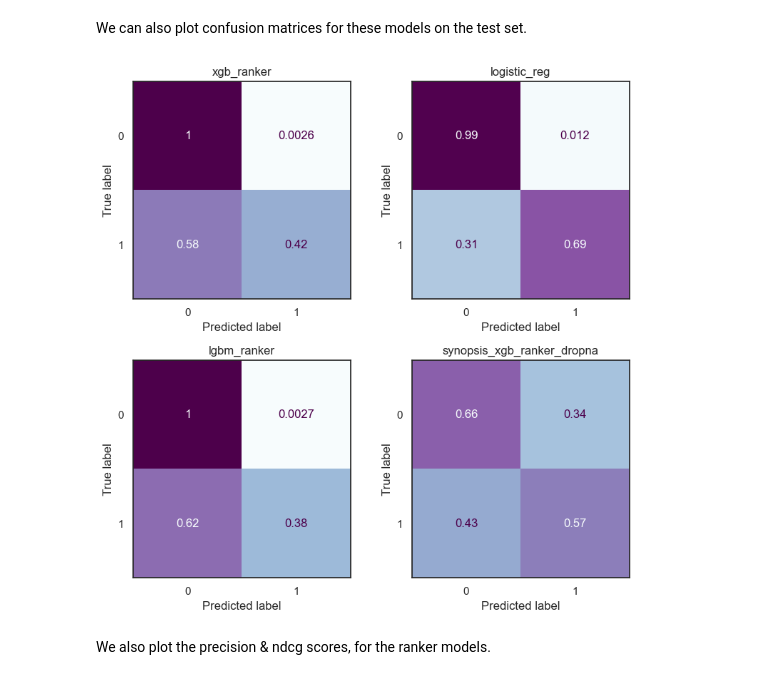
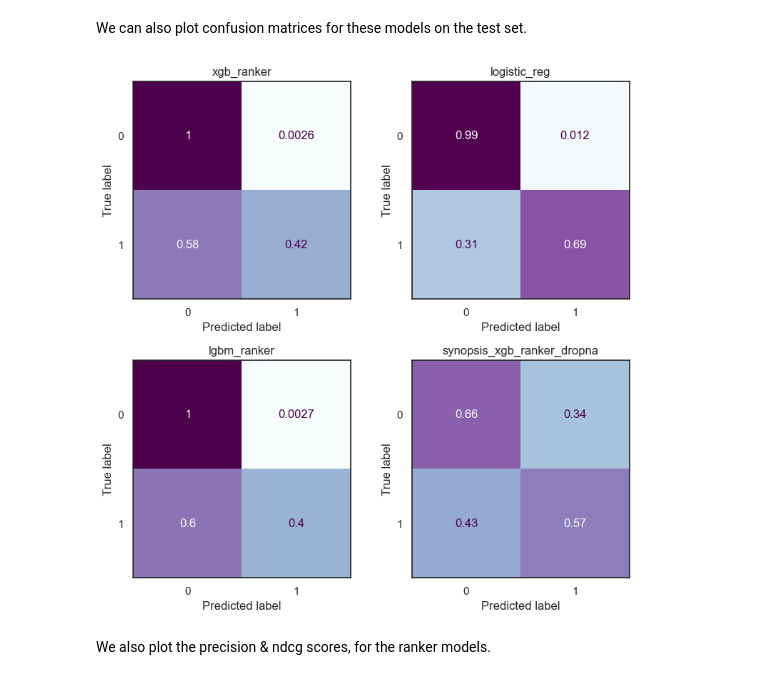
Before and after one commit to Erdos-Projects/summer26-nomination-worthy-books, a Jupyter notebook: CLEAN-REPO/results/model_evaluation_comparison copy.ipynb, the cells around one changed output. Saved outputs shown, nothing was run; the diff lists cells and outputs as text; code cells hidden in the pictures.

Commit message:
Update result with final models only.

```diff
--- a/CLEAN-REPO/results/model_evaluation_comparison copy.ipynb
+++ b/CLEAN-REPO/results/model_evaluation_comparison copy.ipynb
@@ -310,7 +280,7 @@ model_results['xgb_classifier'] = {
 def bool_to_int(x):
     return x.astype(int)
 
-lgbmranker = joblib.load('../models/trained_models/lgbmranker_model_2.pkl')
+lgbmranker = joblib.load('../models/trained_models/lgbmranker_model.pkl')
 
 numerical_features = ["Total_Awards_Previously", "Author_Age_at_Publication", "author_num_books", "years_since_last_nomination", "publisher_historical_nominations", "publisher_cohort_size"]
 categorical_features = ["first_publisher", "month_of_publication"]
@@ -506,25 +476,6 @@ dropna_results['logistic_reg'] = {
     'precision': precision_score(y_true, logistic_pred),
     'recall': recall_score(y_true, logistic_pred),
     'cm' : confusion_matrix(y_true, logistic_pred, normalize='true')
-    # add more
-}
-
-# xgb_classifier
-numerical_features = ["Total_Awards_Previously", "Author_Age_at_Publication", "author_num_books", "years_since_last_nomination", "publisher_historical_nominations", "publisher_cohort_size"]
-categorical_features = ["first_publisher", "month_of_publication"]
-mlb_features = ["tags"]
-bool_features = ["new_author"]
-
-
-features = numerical_features + categorical_features + list(tag_dataframe.columns) + ['release_year'] + bool_features
-
-xgb_predict = xgbclassifier.predict(test_set2[features])
-
-dropna_results['xgb_classifier'] = {
-    'f1_score': f1_score(y_true, xgb_predict),
-    'precision': precision_score(y_true, xgb_predict),
-    'recall': recall_score(y_true, xgb_predict),
-    'cm' : confusion_matrix(y_true, xgb_predict, normalize='true')
     # add more
 }
 
@@ -719,19 +670,21 @@ plt.xticks(rotation=45, ha='right')
 We can also plot confusion matrices for these models on the test set.
 # %%
 plot_models = ['xgb_ranker', 'logistic_reg', 'lgbm_ranker', 'synopsis_xgb_ranker_dropna']
+from sklearn.metrics import ConfusionMatrixDisplay
+sns.set_theme(style="white", font="sans-serif")
 
 fig, axs = plt.subplots(2, 2, figsize=(8, 8))
 axs = axs.flatten()
 
 for i in range(len(plot_models)):
     display = ConfusionMatrixDisplay(model_results[plot_models[i]]['cm'])
     display.plot(cmap='BuPu', ax=axs[i], colorbar=False)
     display.im_.set_clim(vmin=0, vmax=1)
     axs[i].set_title(plot_models[i])
 
 plt.tight_layout()
 # %% [output]
-[figure, old version]
+[figure, new version]
 # %% [markdown]
 We also plot the precision & ndcg scores, for the ranker models.
 # %%
```
Also changed, not shown: parts of 4 cells of this notebook.
